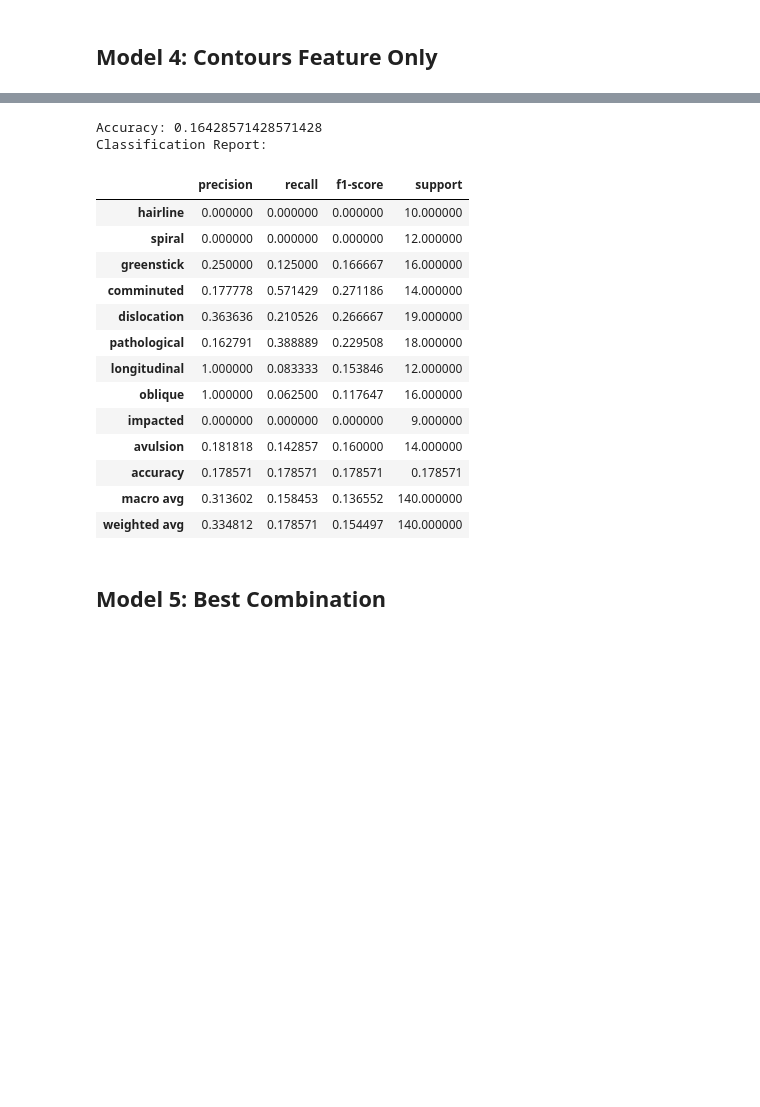
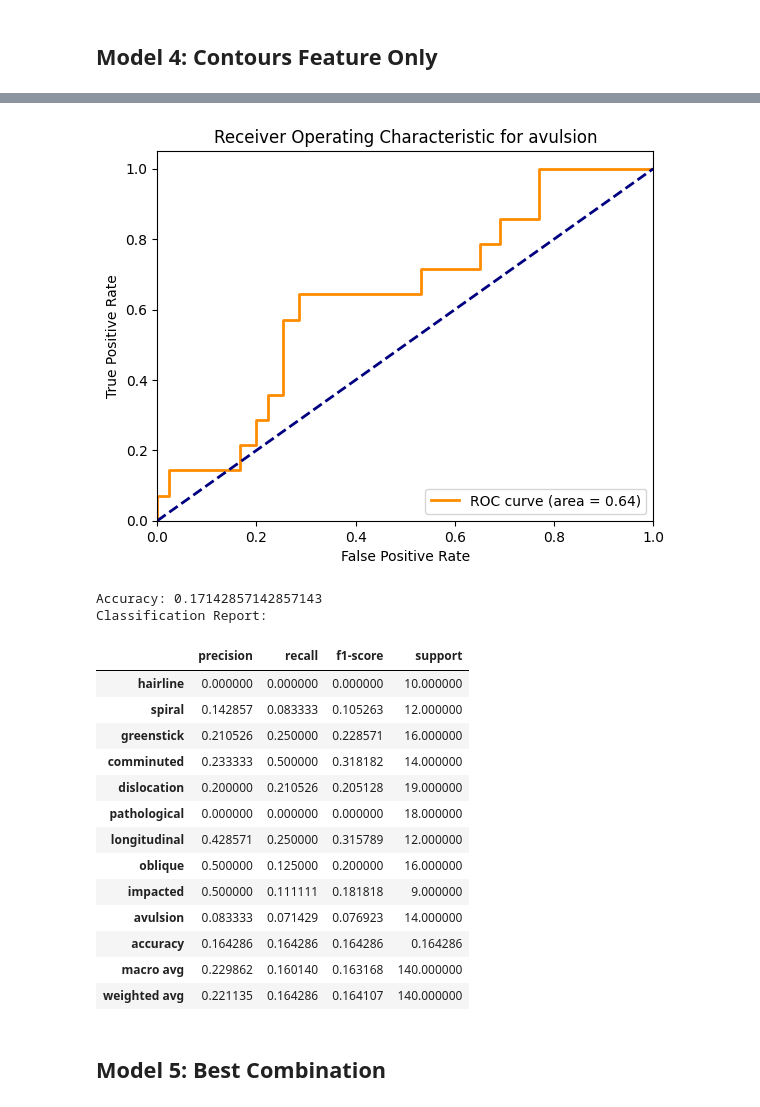
Before and after one commit to davidsolow/fracture-classification, a Jupyter notebook: notebooks/linear.ipynb, the cells around one changed output, grey strips where cells are left out. Saved outputs shown, nothing was run; the diff lists cells and outputs as text; code cells hidden in the pictures; blank space fills up the shorter version.

```diff
--- a/notebooks/linear.ipynb
+++ b/notebooks/linear.ipynb
@@ -34,3 +38,5 @@ labels_train = np.load("../data/images/labels_train.npy")
 class_lookup = list(set(zip(y_train, labels_train)))
 class_lookup = {id_value: class_value for id_value, class_value in class_lookup}
 class_lookup
+sorted_class_lookup = {k: class_lookup[k] for k in sorted(class_lookup)}
+label_names = list(sorted_class_lookup.values())
@@ -48,3 +43,35 @@ class_lookup
+# %%
+def show_confusion_matrix(confusion_matrix):
+  ax = sns.heatmap(confusion_matrix, annot=True, fmt='.3g', cmap='Blues',
+                  xticklabels=label_names, yticklabels=label_names, cbar=False)
+
+  # Add axis labels.
+  ax.set(xlabel='Predicted Label', ylabel='True Label')
+  plt.show()
+# %%
+def show_roc_curve(y_score, y_test):
+  # Binarize the output
+  y_test_bin = label_binarize(y_test, classes=list(range(10)))
+  n_classes = y_test_bin.shape[1]
+  # Compute ROC curve and ROC area for each class
+  fpr = dict()
+  tpr = dict()
+  roc_auc = dict()
+  for i in range(n_classes):
+      fpr[i], tpr[i], _ = roc_curve(y_test_bin[:, i], y_score[:, i])
+      roc_auc[i] = auc(fpr[i], tpr[i])
+
+  for i in range(n_classes):
+      plt.figure()
+      plt.plot(fpr[i], tpr[i], color='darkorange', lw=2, label=f'ROC curve (area = {roc_auc[i]:.2f})')
+      plt.plot([0, 1], [0, 1], color='navy', lw=2, linestyle='--')
+      plt.xlim([0.0, 1.0])
+      plt.ylim([0.0, 1.05])
+      plt.xlabel('False Positive Rate')
+      plt.ylabel('True Positive Rate')
+      plt.title(f'Receiver Operating Characteristic for {label_names[i]}')
+      plt.legend(loc="lower right")
+      plt.show()
 # %% [markdown]
 ## Model 1: Images Only
 # %%
@@ -165,6 +243,12 @@ report = classification_report(y_test, y_pred, output_dict=True)
 report = pd.DataFrame(report).transpose()
 report.index = report.index.map(lambda x: class_lookup[int(x)] if x.isdigit() else x)
 
+test_confusion_matrix = confusion_matrix(y_test, y_pred)
+show_confusion_matrix(test_confusion_matrix)
+
+y_score = images_model.predict_proba(contours_test)
+show_roc_curve(y_score, y_test)
+
 print(f"Accuracy: {accuracy}")
 print("Classification Report:")
 report
@@ -172,19 +266,20 @@ report
+[figure, added]
-Accuracy: 0.16428571428571428
+Accuracy: 0.17142857142857143
 Classification Report:
 |  | precision | recall | f1-score | support |
 | hairline | 0.000000 | 0.000000 | 0.000000 | 10.000000 |
-| spiral | 0.000000 | 0.000000 | 0.000000 | 12.000000 |
-| greenstick | 0.250000 | 0.125000 | 0.166667 | 16.000000 |
-| comminuted | 0.177778 | 0.571429 | 0.271186 | 14.000000 |
-| dislocation | 0.363636 | 0.210526 | 0.266667 | 19.000000 |
-| pathological | 0.162791 | 0.388889 | 0.229508 | 18.000000 |
-| longitudinal | 1.000000 | 0.083333 | 0.153846 | 12.000000 |
-| oblique | 1.000000 | 0.062500 | 0.117647 | 16.000000 |
-| impacted | 0.000000 | 0.000000 | 0.000000 | 9.000000 |
-| avulsion | 0.181818 | 0.142857 | 0.160000 | 14.000000 |
-| accuracy | 0.178571 | 0.178571 | 0.178571 | 0.178571 |
-| macro avg | 0.313602 | 0.158453 | 0.136552 | 140.000000 |
-| weighted avg | 0.334812 | 0.178571 | 0.154497 | 140.000000 |
+| spiral | 0.142857 | 0.083333 | 0.105263 | 12.000000 |
+| greenstick | 0.210526 | 0.250000 | 0.228571 | 16.000000 |
+| comminuted | 0.233333 | 0.500000 | 0.318182 | 14.000000 |
+| dislocation | 0.200000 | 0.210526 | 0.205128 | 19.000000 |
+| pathological | 0.000000 | 0.000000 | 0.000000 | 18.000000 |
+| longitudinal | 0.428571 | 0.250000 | 0.315789 | 12.000000 |
+| oblique | 0.500000 | 0.125000 | 0.200000 | 16.000000 |
+| impacted | 0.500000 | 0.111111 | 0.181818 | 9.000000 |
+| avulsion | 0.083333 | 0.071429 | 0.076923 | 14.000000 |
+| accuracy | 0.164286 | 0.164286 | 0.164286 | 0.164286 |
+| macro avg | 0.229862 | 0.160140 | 0.163168 | 140.000000 |
+| weighted avg | 0.221135 | 0.164286 | 0.164107 | 140.000000 |
 # %% [markdown]
 ## Model 5: Best Combination
 # %%
```
Also changed, not shown: parts of 12 cells of this notebook, 1 other file.
